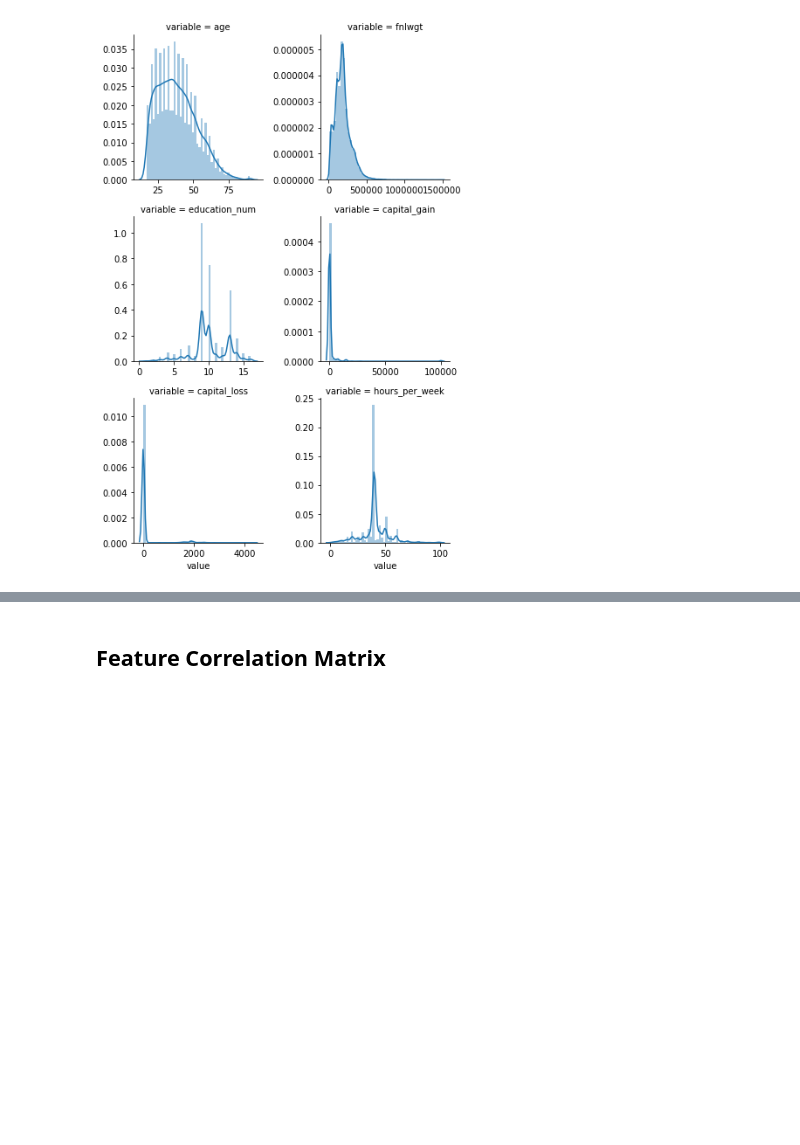
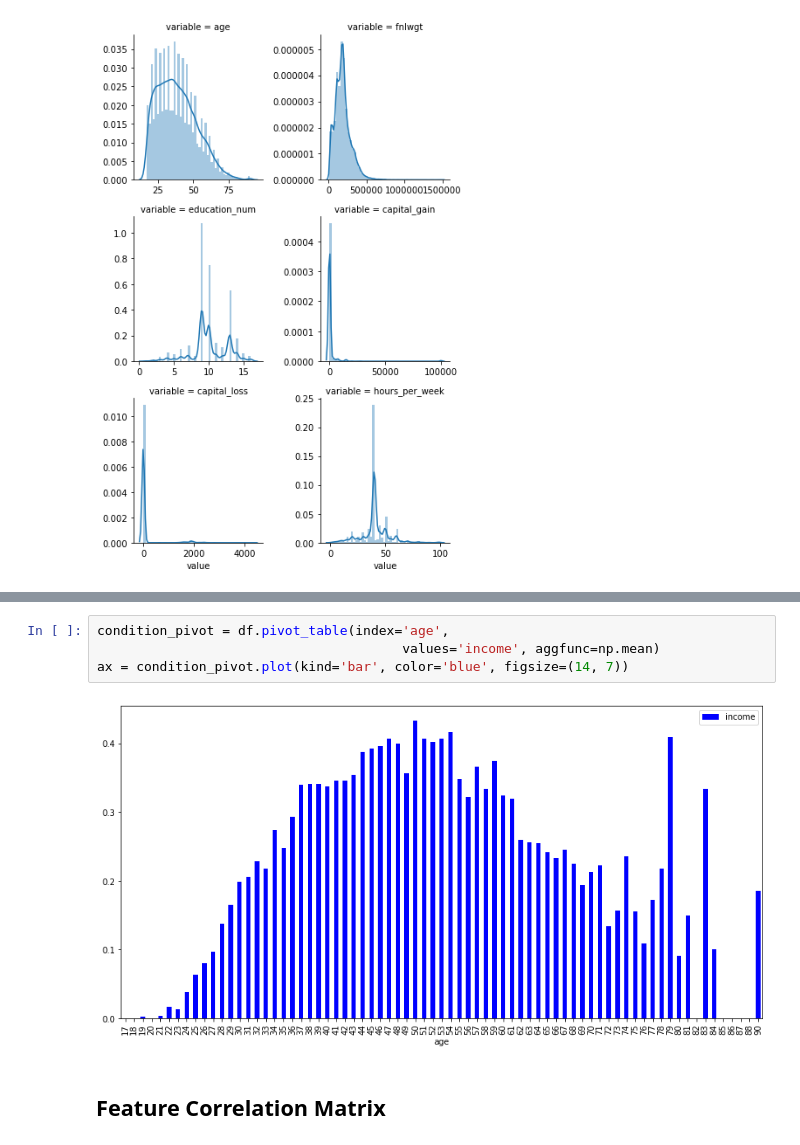
Before and after one commit to ngonhan2k5/cs-ml, a Jupyter notebook: proj1/proj1_eda.ipynb, the cells around one changed output, grey strips where cells are left out. Saved outputs shown, nothing was run; the diff lists cells and outputs as text; blank space fills up the shorter version.

```diff
--- a/proj1/proj1_eda.ipynb
+++ b/proj1/proj1_eda.ipynb
@@ -205,3 +237,9 @@ tdf = transform_features(df)
+# %%
+condition_pivot = df.pivot_table(index='age',
+                                       values='income', aggfunc=np.mean)
+ax = condition_pivot.plot(kind='bar', color='blue', figsize=(14, 7))
+# %% [output]
+[figure, added]
 # %% [markdown]
 ## Feature Correlation Matrix
 # %%
```
Also changed, not shown: parts of 12 cells of this notebook.
